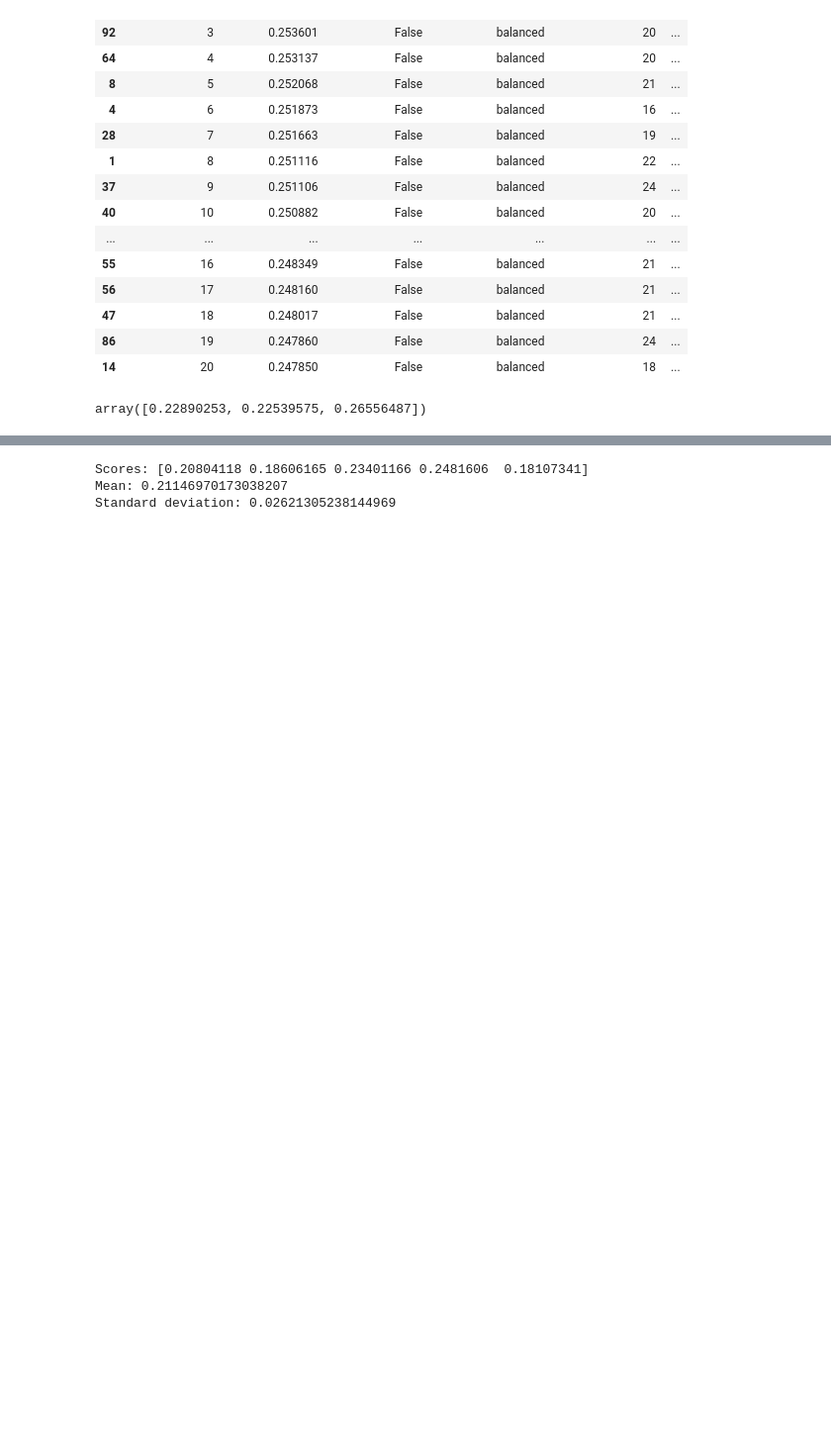
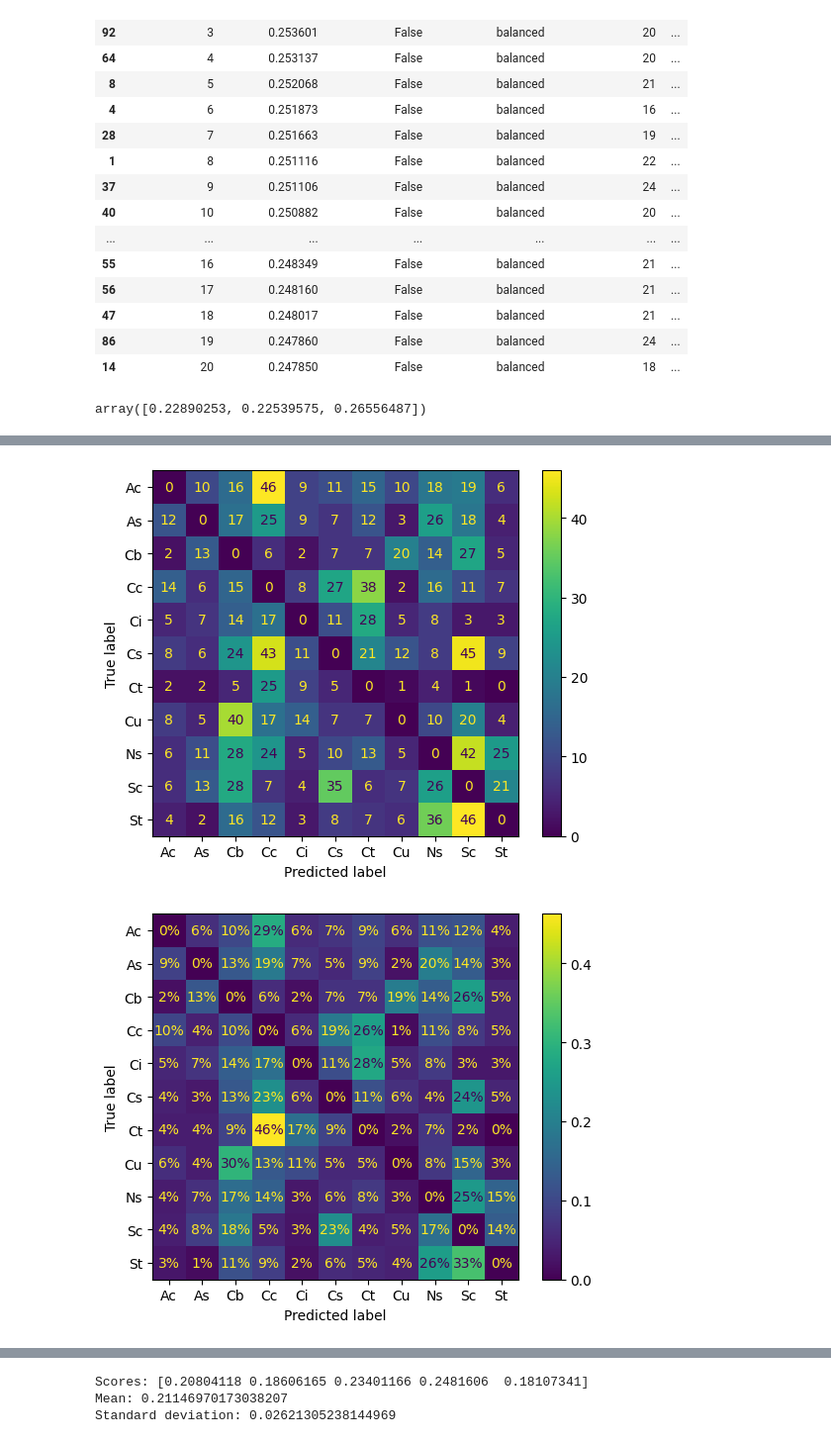
Before and after one commit to LucasNseyep/belle-weder, a Jupyter notebook: notebooks/belle-weder-vision-lab-book/lab-book-2/02_model_fine_tuning.ipynb, the cells around one changed output, grey strips where cells are left out. Shown at 99% size. Saved outputs shown, nothing was run; the diff lists cells and outputs as text; code cells hidden in the pictures; blank space fills up the shorter version.

```diff
--- a/notebooks/belle-weder-vision-lab-book/lab-book-2/02_model_fine_tuning.ipynb
+++ b/notebooks/belle-weder-vision-lab-book/lab-book-2/02_model_fine_tuning.ipynb
@@ -396,0 +399,11 @@ plt.show()
+# %%
+# zeroing the diagonal in the Confusion Matrix
+
+sample_weight = (y_train_pred_labels != y_train_labels)
+
+zeroed_conf_mx = ConfusionMatrixDisplay.from_predictions(y_train_labels, y_train_pred_labels, sample_weight=sample_weight, labels=ordinal_encoder.classes_)
+zeroed_conf_mx_norm = ConfusionMatrixDisplay.from_predictions(y_train_labels, y_train_pred_labels, normalize="true", values_format=".0%", labels=ordinal_encoder.classes_, sample_weight=sample_weight)
+plt.show()
+# %% [output]
+[figure, added]
+[figure, added]
```
Also changed, not shown: parts of 13 cells of this notebook, 1 other file.
